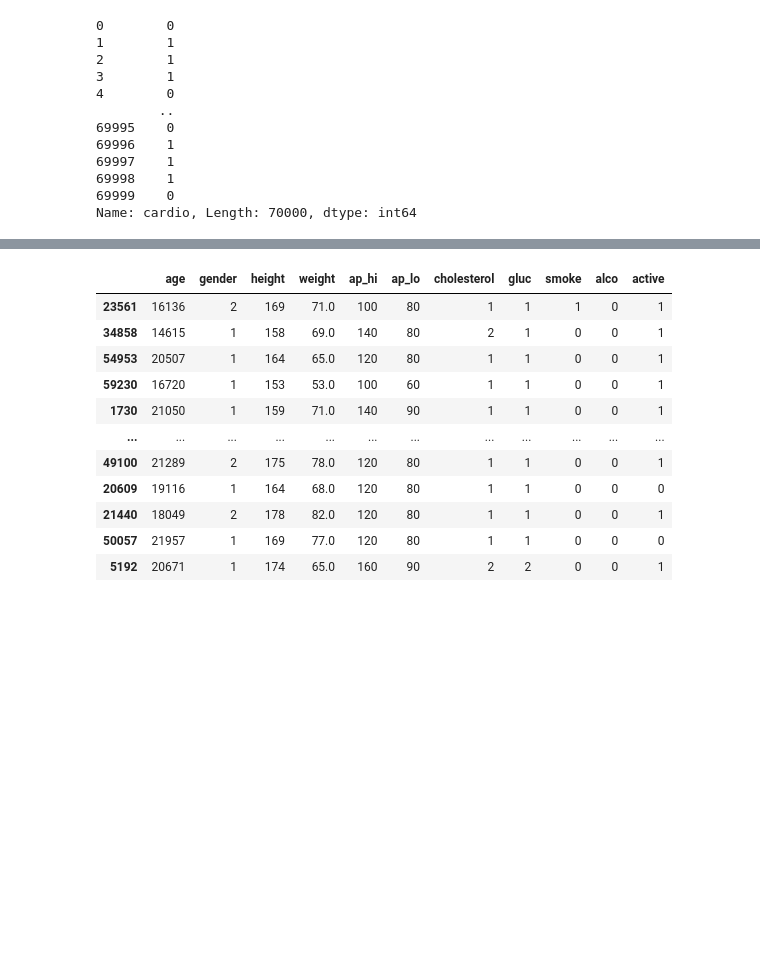
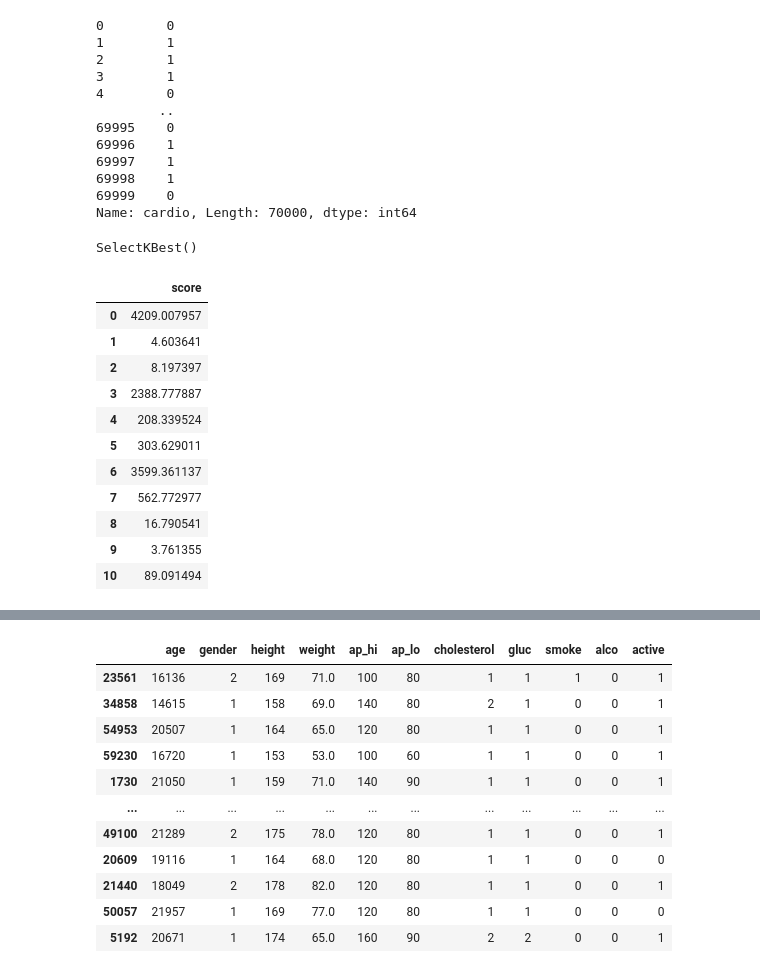
Before and after one commit to alaminbhuyan/ML, a Jupyter notebook: Machine Learning/Project/Cardio_bascular_dicess.ipynb, the cells around one changed output, grey strips where cells are left out. Drawn from its saved outputs; the diff is of its cells as text; code cells hidden in the pictures; blank space fills up the shorter version.

```diff
--- a/Machine Learning/Project/Cardio_bascular_dicess.ipynb
+++ b/Machine Learning/Project/Cardio_bascular_dicess.ipynb
@@ -149,3 +150,24 @@ label
 69998    1
 69999    0
 Name: cardio, Length: 70000, dtype: int64
+# %%
+Fit_featurs = SelectKBest(score_func=f_classif)
+Fit_featurs.fit(features,label)
+# %% [output]
+SelectKBest()
+# %%
+score_col = pd.DataFrame(Fit_featurs.scores_,columns=["score"])
+score_col
+# %% [output]
+|  | score |
+| 0 | 4209.007957 |
+| 1 | 4.603641 |
+| 2 | 8.197397 |
+| 3 | 2388.777887 |
+| 4 | 208.339524 |
+| 5 | 303.629011 |
+| 6 | 3599.361137 |
+| 7 | 562.772977 |
+| 8 | 16.790541 |
+| 9 | 3.761355 |
+| 10 | 89.091494 |
```
Also changed, not shown: parts of 6 cells of this notebook, 2 other files.
